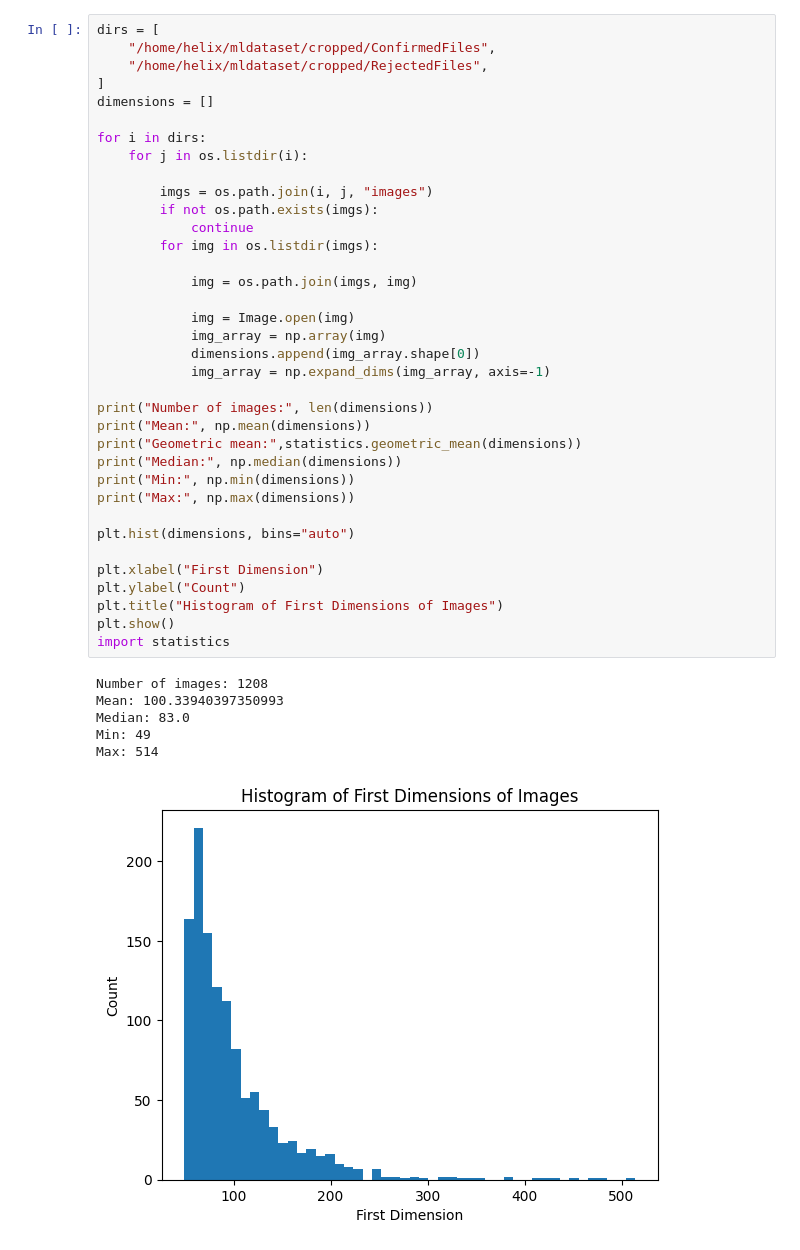
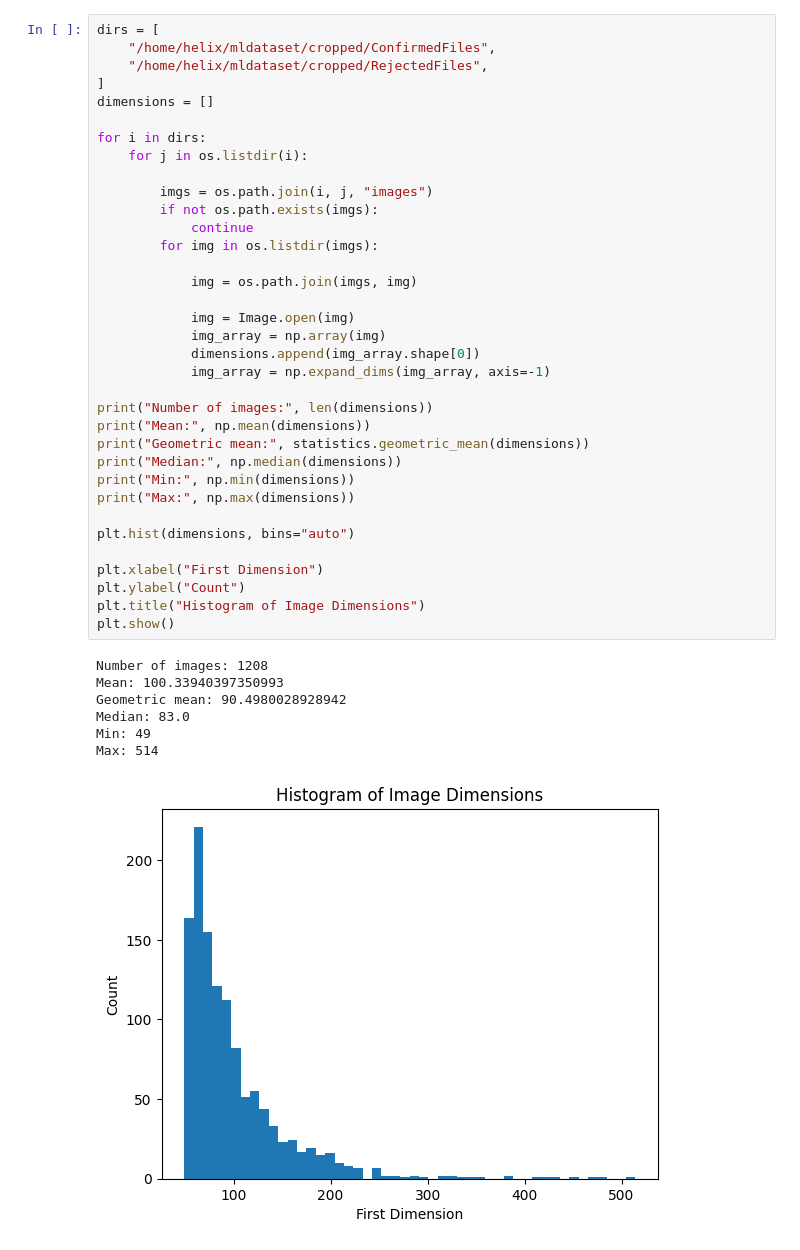
Before and after one commit to 9helix/GMNmeteorNet, a Jupyter notebook: data augmentation.ipynb, the cells around one changed output. Saved outputs shown, nothing was run; the diff lists cells and outputs as text.

```diff
--- a/data augmentation.ipynb
+++ b/data augmentation.ipynb
@@ -23,34 +25,34 @@ for i in dirs:
 
         imgs = os.path.join(i, j, "images")
         if not os.path.exists(imgs):
             continue
         for img in os.listdir(imgs):
 
             img = os.path.join(imgs, img)
 
             img = Image.open(img)
             img_array = np.array(img)
             dimensions.append(img_array.shape[0])
             img_array = np.expand_dims(img_array, axis=-1)
 
 print("Number of images:", len(dimensions))
 print("Mean:", np.mean(dimensions))
-print("Geometric mean:",statistics.geometric_mean(dimensions))
+print("Geometric mean:", statistics.geometric_mean(dimensions))
 print("Median:", np.median(dimensions))
 print("Min:", np.min(dimensions))
 print("Max:", np.max(dimensions))
 
 plt.hist(dimensions, bins="auto")
 
 plt.xlabel("First Dimension")
 plt.ylabel("Count")
-plt.title("Histogram of First Dimensions of Images")
+plt.title("Histogram of Image Dimensions")
 plt.show()
-import statistics
 # %% [output]
 Number of images: 1208
 Mean: 100.33940397350993
+Geometric mean: 90.4980028928942
 Median: 83.0
 Min: 49
 Max: 514
-[figure, old version]
+[figure, new version]
```
Also changed, not shown: parts of 10 cells of this notebook, 1 other file.
